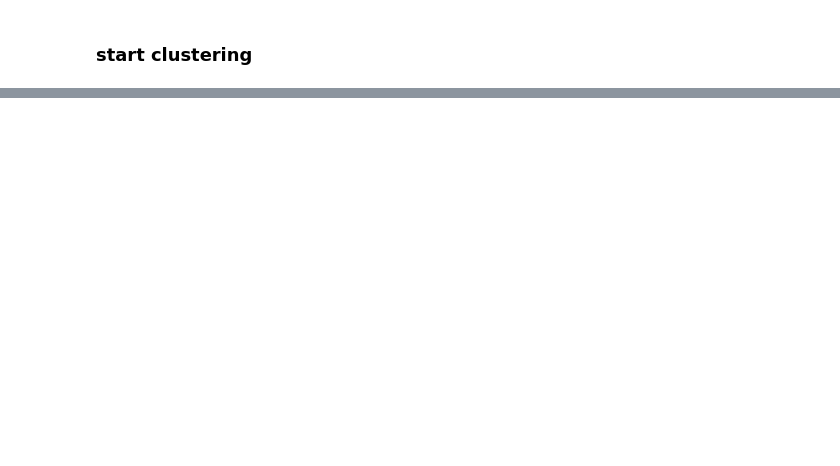
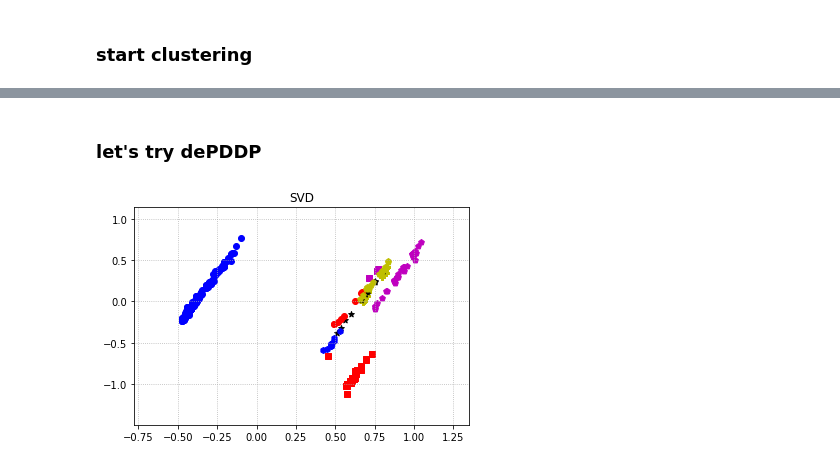
Before and after one commit to eremeykin/hse-sample, a Jupyter notebook: smartphones/process.ipynb, the cells around one changed output, grey strips where cells are left out. Saved outputs shown, nothing was run; the diff lists cells and outputs as text; code cells hidden in the pictures; blank space fills up the shorter version.

```diff
--- a/smartphones/process.ipynb
+++ b/smartphones/process.ipynb
@@ -207,0 +246,10 @@ plt.show()
+# %% [markdown]
+### let's try dePDDP
+# %%
+from clustering.divisive.depddp import DEPDDP
+depddp_alg = DEPDDP(mdata_norm)
+labels = depddp_alg()
+cluster_structure = depddp_alg.cluster_structure
+plot_svd(mdata_norm, labels)
+# %% [output]
+[figure, added]
```
Also changed, not shown: parts of 15 cells of this notebook, 7 other files.
